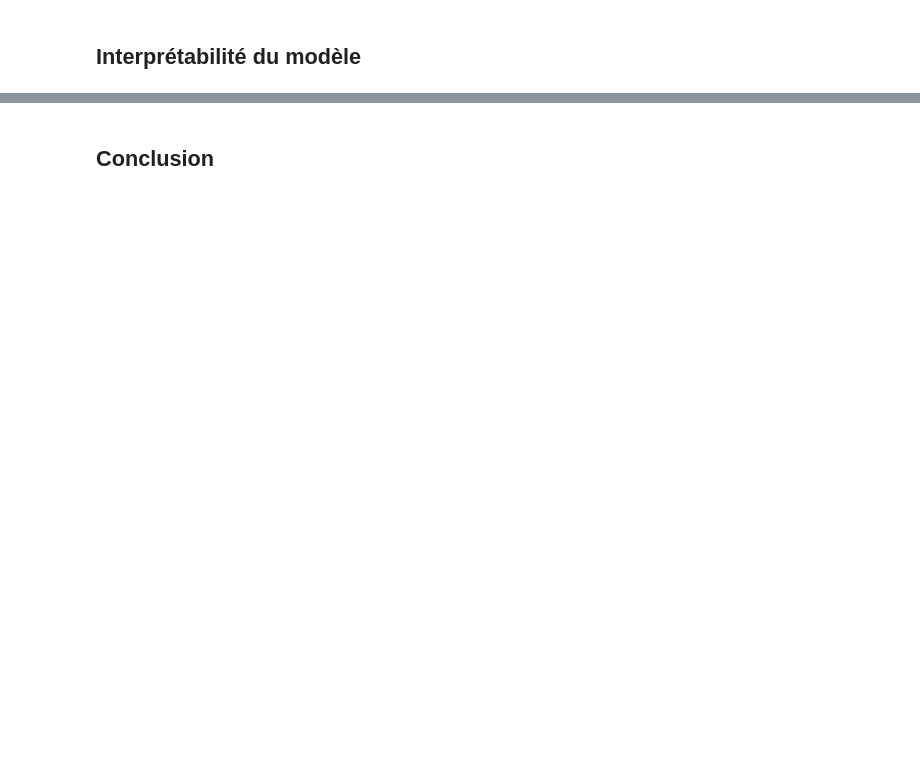
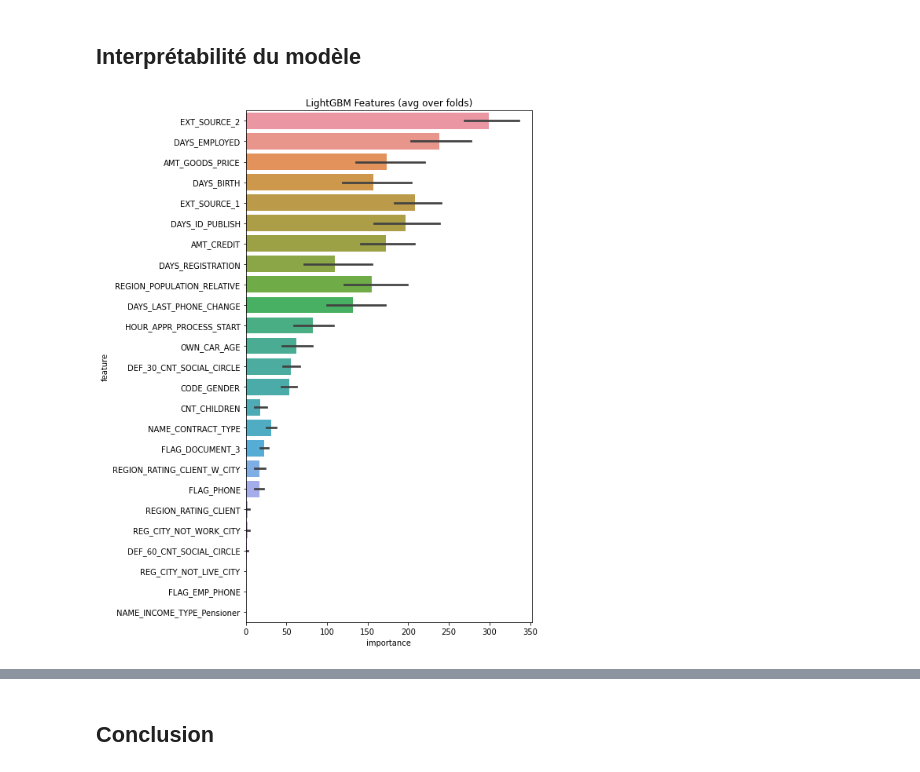
Before and after one commit to ThibaultDieudonne/Credit-Scoring, a Jupyter notebook: notebook.ipynb, the cells around one changed output, grey strips where cells are left out. Drawn from its saved outputs; the diff is of its cells as text; code cells hidden in the pictures; blank space fills up the shorter version.

```diff
--- a/notebook.ipynb
+++ b/notebook.ipynb
@@ -70,17 +70,22 @@ from sklearn.preprocessing import LabelEncoder, MinMaxScaler
 from sklearn.linear_model import LogisticRegression
 from sklearn.impute import SimpleImputer
 from sklearn.metrics import roc_auc_score, roc_curve
-from sklearn.model_selection import train_test_split, KFold
+from sklearn.model_selection import train_test_split, KFold, GridSearchCV
 from sklearn.ensemble import RandomForestClassifier
 from lightgbm import LGBMClassifier
+from imblearn.over_sampling import SMOTE
 import matplotlib.pyplot as plt
 import seaborn as sns
 import warnings
 warnings.filterwarnings('ignore')
 # debug
-num_rows = None
-num_rows = 10000
+debug = True
 # %%
+# '../input/home-credit-default-risk/application_train.csv'
+if not debug:
+    num_rows = None
+else:
+    num_rows = 10000
 app_train = pd.read_csv('./data/application_train.csv', nrows= num_rows)
 print(f"Le jeu d'entrainement comporte {app_train.shape[0]} lignes et {app_train.shape[1]} colonnes.", )
 app_train.head()
@@ -377,9 +377,12 @@ Séparation du jeux de données
 # %%
 def split_data(df):
+
+    # train test split
     y = df['TARGET']
     X = df[features_names].copy()
     X_train, X_test, y_train, y_test = train_test_split(X, y, random_state=42, test_size=0.2)
 
+    # imputation
     imputer = SimpleImputer(strategy = 'median')
     scaler = MinMaxScaler(feature_range = (0, 1))
 
@@ -387,8 +390,17 @@ def split_data(df):
     X_train = imputer.transform(X_train)
     X_test = imputer.transform(X_test)
 
+    # noramlization
     scaler.fit(X_train)
     X_train = scaler.transform(X_train)
     X_test = scaler.transform(X_test)
 
+    # balance
+    y_train.plot.hist(title = 'TARGET distribution')
+    plt.show()
+    oversample = SMOTE()
+    X_train, y_train = oversample.fit_resample(X_train, y_train)
+    y_train.plot.hist(title = 'TARGET distribution after balance')
+    plt.show()
+
     return y, X, X_train, X_test, y_train, y_test
@@ -503,2 +561,6 @@ LGBM: ROC AUC=0.717 (précédemment 0.716)
 # %% [markdown]
 ## Interprétabilité du modèle
+# %%
+display_importances(feat_importance)
+# %% [output]
+[figure, added]
```
Also changed, not shown: parts of 29 cells of this notebook, 1 other file.
